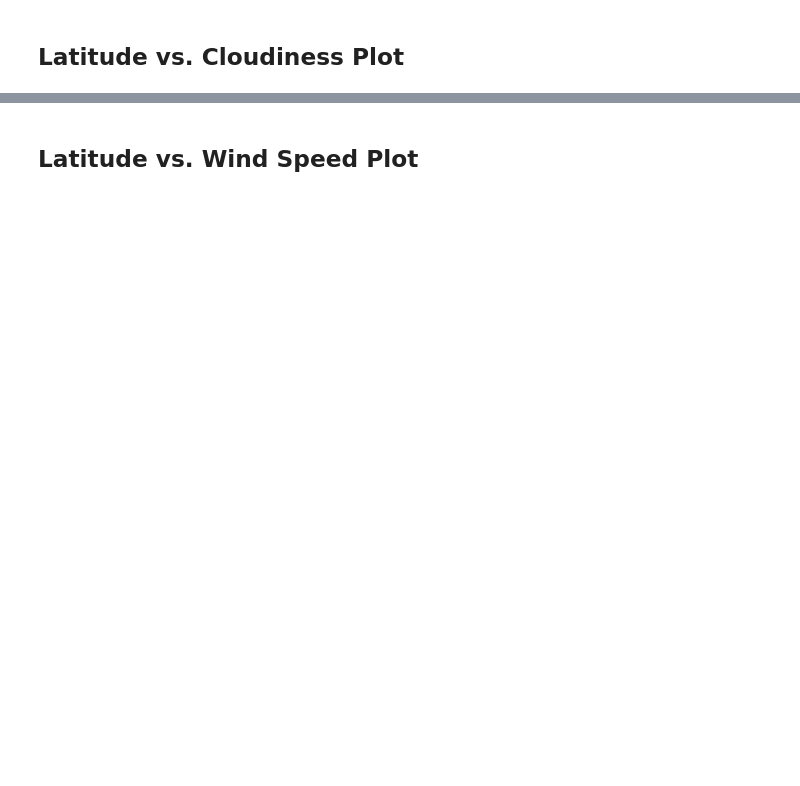
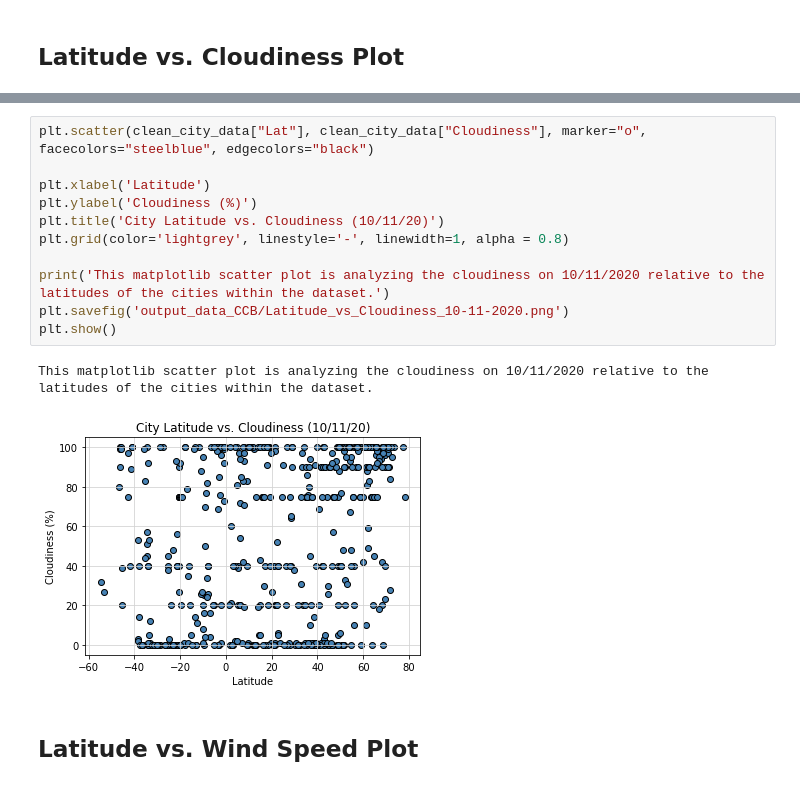
Before and after one commit to cbragg3136/python-api-challenge, a Jupyter notebook: WeatherPy/WeatherPy_CCB.ipynb, the cells around one changed output, grey strips where cells are left out. Drawn from its saved outputs; the diff is of its cells as text; blank space fills up the shorter version.

```diff
--- a/WeatherPy/WeatherPy_CCB.ipynb
+++ b/WeatherPy/WeatherPy_CCB.ipynb
@@ -220,2 +269,16 @@ Int64Index([], dtype='int64')
+# %%
+plt.scatter(clean_city_data["Lat"], clean_city_data["Cloudiness"], marker="o", facecolors="steelblue", edgecolors="black")
+
+plt.xlabel('Latitude')
+plt.ylabel('Cloudiness (%)')
+plt.title('City Latitude vs. Cloudiness (10/11/20)')
+plt.grid(color='lightgrey', linestyle='-', linewidth=1, alpha = 0.8)
+
+print('This matplotlib scatter plot is analyzing the cloudiness on 10/11/2020 relative to the latitudes of the cities within the dataset.')
+plt.savefig('output_data_CCB/Latitude_vs_Cloudiness_10-11-2020.png')
+plt.show()
+# %% [output]
+This matplotlib scatter plot is analyzing the cloudiness on 10/11/2020 relative to the latitudes of the cities within the dataset.
+[figure, added]
 # %% [markdown]
 ## Latitude vs. Wind Speed Plot
```
Also changed, not shown: parts of 35 cells of this notebook, 1 other file.
